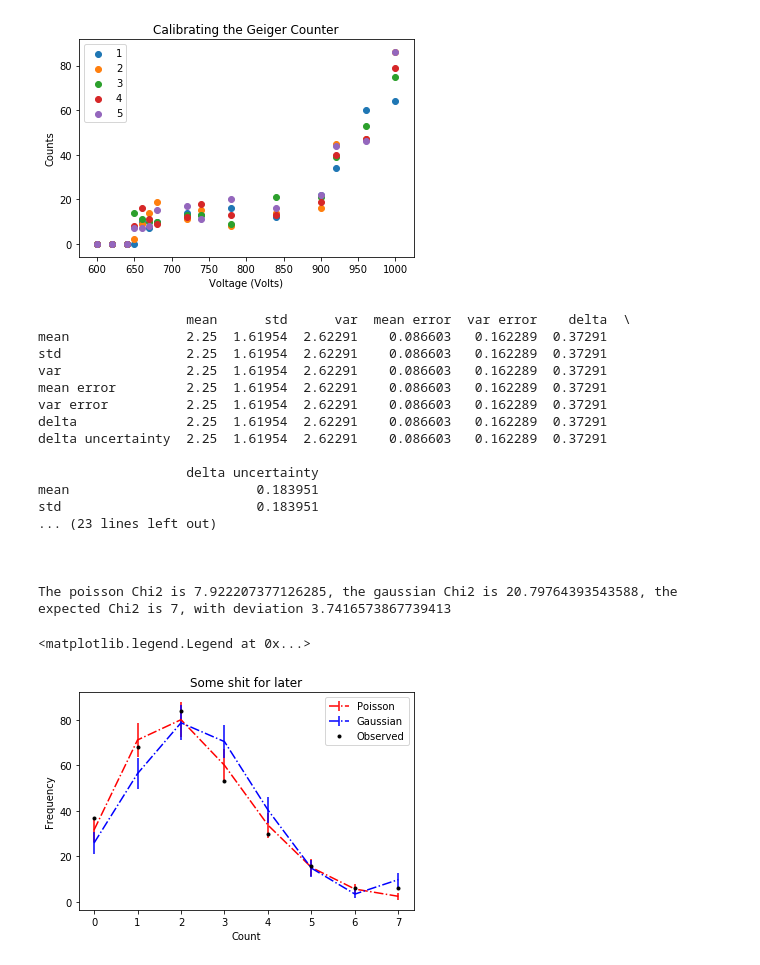
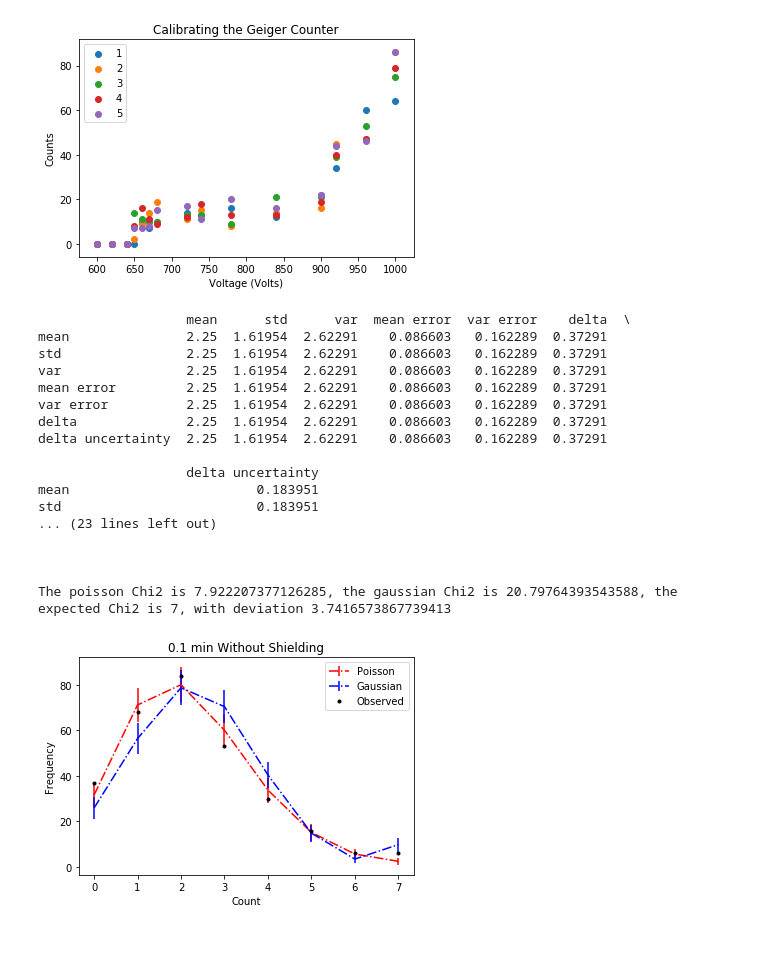
Before and after one commit to David-Zagaceta/Intermediate-Lab, a Jupyter notebook: Poisson_lab_v2.ipynb, the cells around one changed output. Cells and saved outputs as stored; diff of their text form; code cells hidden in the pictures.

```diff
--- a/Poisson_lab_v2.ipynb
+++ b/Poisson_lab_v2.ipynb
@@ -96,33 +96,34 @@ chi2 = np.array(chi2)
 
 chi2p = np.sum(chi2[:,0])
 chi2g = np.sum(chi2[:,1])
 
 print('\n\n')
 print('The poisson Chi2 is {}, the gaussian Chi2 is {}, the expected Chi2 is {}, with deviation {}'.format(chi2p, chi2g, len(Counts)-1, np.sqrt(2*(len(Counts)-1))))
+print('\n\n')
 plt.errorbar(x, fvals[:,0], yerr=bin_uncertainties[:,0], fmt='-.r')
 plt.errorbar(x, fvals[:,1], yerr=bin_uncertainties[:,1], fmt='-.b')
 plt.errorbar(x, Counts, fmt='.k')
-plt.title('Some shit for later')
+plt.title('0.1 min Without Shielding')
 plt.xlabel('Count')
 plt.ylabel('Frequency')
 plt.legend(['Poisson', 'Gaussian', 'Observed'])
+plt.show()
 # %% [output]
                    mean      std      var  mean error  var error    delta  \
 mean               2.25  1.61954  2.62291    0.086603   0.162289  0.37291
 std                2.25  1.61954  2.62291    0.086603   0.162289  0.37291
 var                2.25  1.61954  2.62291    0.086603   0.162289  0.37291
 mean error         2.25  1.61954  2.62291    0.086603   0.162289  0.37291
 var error          2.25  1.61954  2.62291    0.086603   0.162289  0.37291
 delta              2.25  1.61954  2.62291    0.086603   0.162289  0.37291
 delta uncertainty  2.25  1.61954  2.62291    0.086603   0.162289  0.37291
 
                    delta uncertainty
 mean                        0.183951
 std                         0.183951
 ... (23 lines left out)
 
 
 
 The poisson Chi2 is 7.922207377126285, the gaussian Chi2 is 20.79764393543588, the expected Chi2 is 7, with deviation 3.7416573867739413
-<matplotlib.legend.Legend at 0x...>
-[figure, old version]
+[figure, new version]
```
Also changed, not shown: parts of 2 cells of this notebook.
